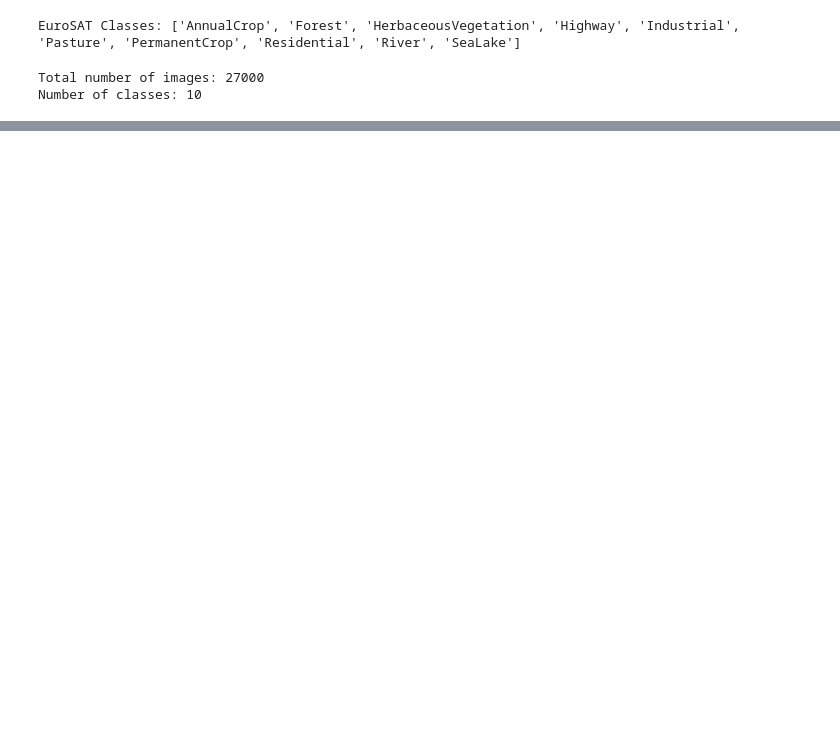
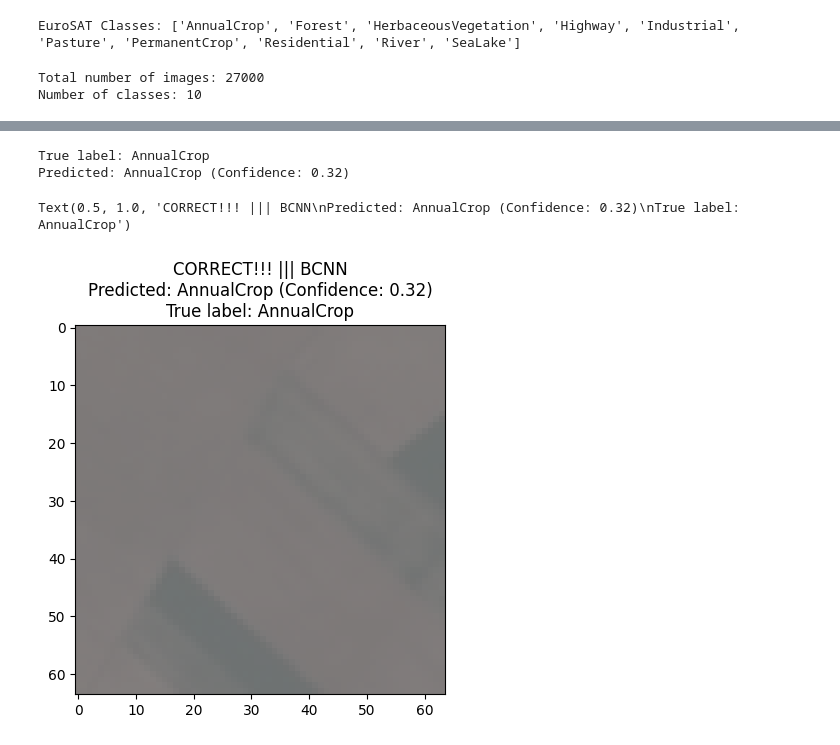
Before and after one commit to putawararevalda/bnnexperimentation, a Jupyter notebook: eurosat_eda.ipynb, the cells around one changed output, grey strips where cells are left out. Saved outputs shown, nothing was run; the diff lists cells and outputs as text; code cells hidden in the pictures; blank space fills up the shorter version.

```diff
--- a/eurosat_eda.ipynb
+++ b/eurosat_eda.ipynb
@@ -88,0 +273,21 @@ Min/Max pixel value: 0.32, 0.80
+# %%
+# Load the model
+model_bcnn = BCNN()
+
+const_bnn_prior_parameters = {
+    "prior_mu": 0.0,
+    "prior_sigma": 1.0,
+    "posterior_mu_init": 0.0,
+    "posterior_rho_init": -3.0,
+    "type": "Reparameterization",  # Flipout or Reparameterization
+    "moped_enable": False,  # True to initialize mu/sigma from the pretrained dnn weights
+    "moped_delta": 0.5,
+    }
+
+dnn_to_bnn(
+    model_bcnn,
+    const_bnn_prior_parameters
+)
+
+model_bcnn.load_state_dict(torch.load("results_eurosat/bayesian_cnn_model.pth", map_location="cpu"))
+model_bcnn.eval()  # Set to evaluation mode
@@ -88,0 +302,28 @@ Min/Max pixel value: 0.32, 0.80
+# %%
+image, label = dataset_cnn[0]  # Pick any index
+input_tensor = image.unsqueeze(0)  # Add batch dimension
+
+
+# Forward pass with Bayesian inference
+with torch.no_grad():
+    output = model_bcnn(input_tensor)  # Forward pass
+    probabilities = F.softmax(output, dim=1)  # Confidence scores
+    predicted_class = probabilities.argmax(dim=1).item()
+    confidence = probabilities[0, predicted_class].item()
+
+print(f"True label: {class_names[label]}")
+print(f"Predicted: {class_names[predicted_class]} (Confidence: {probabilities[0][predicted_class]:.2f})")
+
+true_tag = "XX"
+
+if class_names[predicted_class] == class_names[label]:
+    true_tag = "CORRECT!!!"
+
+#show the image with matplotlib, with the title as the predicted class with confidence and real class
+plt.imshow(image.permute(1, 2, 0).numpy() * 0.1137 + 0.4082)
+plt.title(true_tag + f" ||| BCNN\nPredicted: {class_names[predicted_class]} (Confidence: {probabilities[0][predicted_class]:.2f})\nTrue label: {class_names[label]}")
+# %% [output]
+True label: AnnualCrop
+Predicted: AnnualCrop (Confidence: 0.32)
+Text(0.5, 1.0, 'CORRECT!!! ||| BCNN\nPredicted: AnnualCrop (Confidence: 0.32)\nTrue label: AnnualCrop')
+[figure, added]
```
Also changed, not shown: parts of 37 cells of this notebook, 8 other files.
